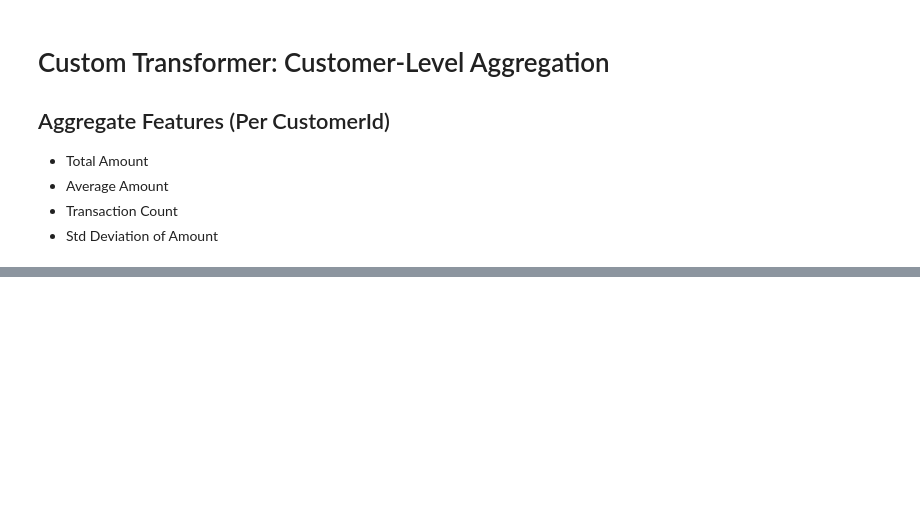
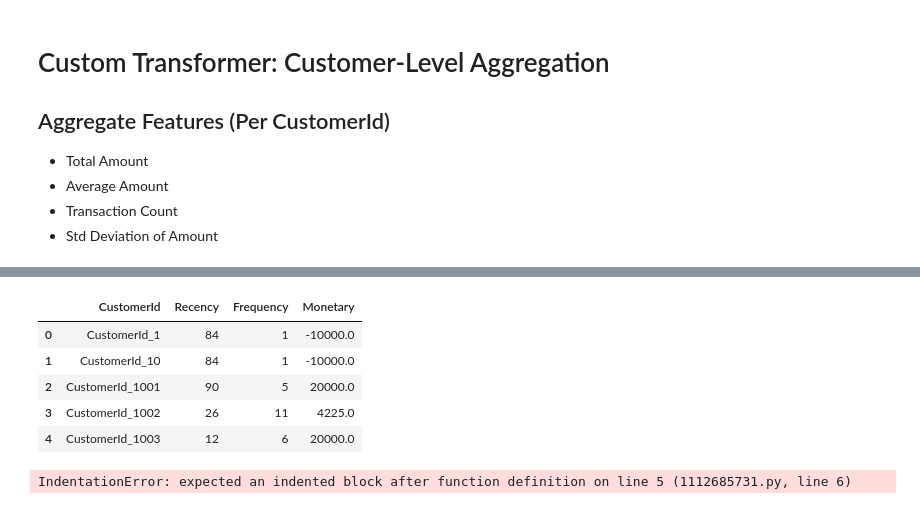
Before and after one commit to biniyamtibebe/Credit-Risk-Probability-Model-for-Alternative-Data, a Jupyter notebook: notebooks/eda.ipynb, the cells around one changed output, grey strips where cells are left out. Cells and saved outputs as stored; diff of their text form; code cells hidden in the pictures; blank space fills up the shorter version.

```diff
--- a/notebooks/eda.ipynb
+++ b/notebooks/eda.ipynb
@@ -686,3 +686,19 @@ def run_feature_engineering(df, target_col="FraudResult"):
         raise RuntimeError(f"Feature engineering pipeline failed: {e}")
 # %%
 df.to_csv(r"C:\Users\hp\Pictures\Bati Bank\Credit-Risk-Probability-Model-for-Alternative-Data\data\process\transactions_cleaned.csv", index=False)
+# %%
+# Core
+import pandas as pd
+import numpy as np
+
+# Visualization
+import matplotlib.pyplot as plt
+import seaborn as sns
+
+# Preprocessing & ML
+from sklearn.preprocessing import StandardScaler
+from sklearn.cluster import KMeans
+
+# Settings
+pd.set_option("display.max_columns", None)
+sns.set(style="whitegrid")
@@ -688,0 +722,35 @@ df.to_csv(r"C:\Users\hp\Pictures\Bati Bank\Credit-Risk-Probability-Model-for-Alt
+# %%
+#Calculate RFM Metrics
+rfm = (
+    df
+    .groupby("CustomerId")
+    .agg(
+        Recency=("TransactionStartTime",
+                 lambda x: (snapshot_date - x.max()).days),
+        Frequency=("TransactionId", "count"),
+        Monetary=("Amount", "sum")
+    )
+    .reset_index()
+)
+
+rfm.head()
+# %% [output]
+|  | CustomerId | Recency | Frequency | Monetary |
+| 0 | CustomerId_1 | 84 | 1 | -10000.0 |
+| 1 | CustomerId_10 | 84 | 1 | -10000.0 |
+| 2 | CustomerId_1001 | 90 | 5 | 20000.0 |
+| 3 | CustomerId_1002 | 26 | 11 | 4225.0 |
+| 4 | CustomerId_1003 | 12 | 6 | 20000.0 |
+# %%
+from sklearn.cluster import KMeans
+from sklearn.preprocessing import StandardScaler
+
+
+def compute_rfm(df: pd.DataFrame, snapshot_date: pd.Timestamp) -> pd.DataFrame:
+rfm = df.groupby("CustomerId").agg(
+recency=("TransactionStartTime", lambda x: (snapshot_date - x.max()).days),
+frequency=("TransactionId", "count"),
+monetary=("Amount", "sum"),
+).reset_index()
+# %% [output]
+IndentationError: expected an indented block after function definition on line 5 (1112685731.py, line 6)
```
Also changed, not shown: parts of 15 cells of this notebook, 24 other files.
